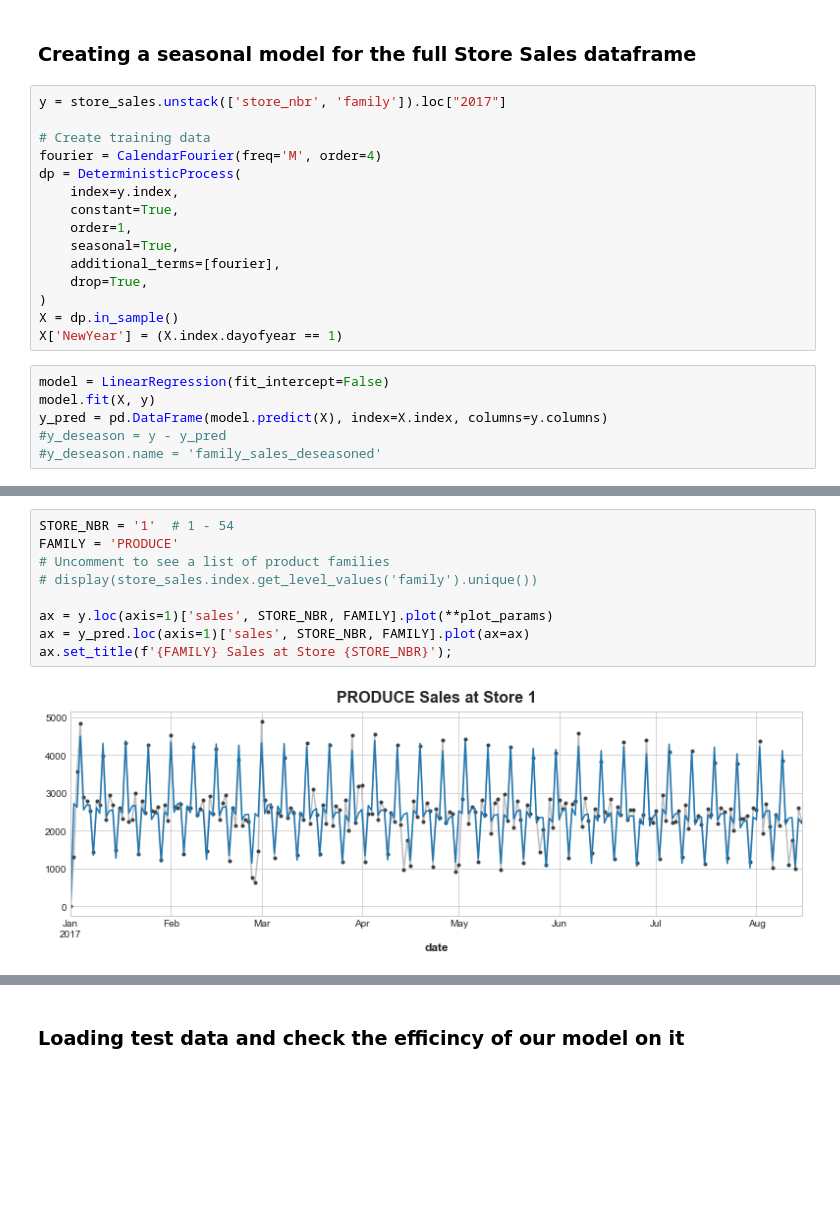
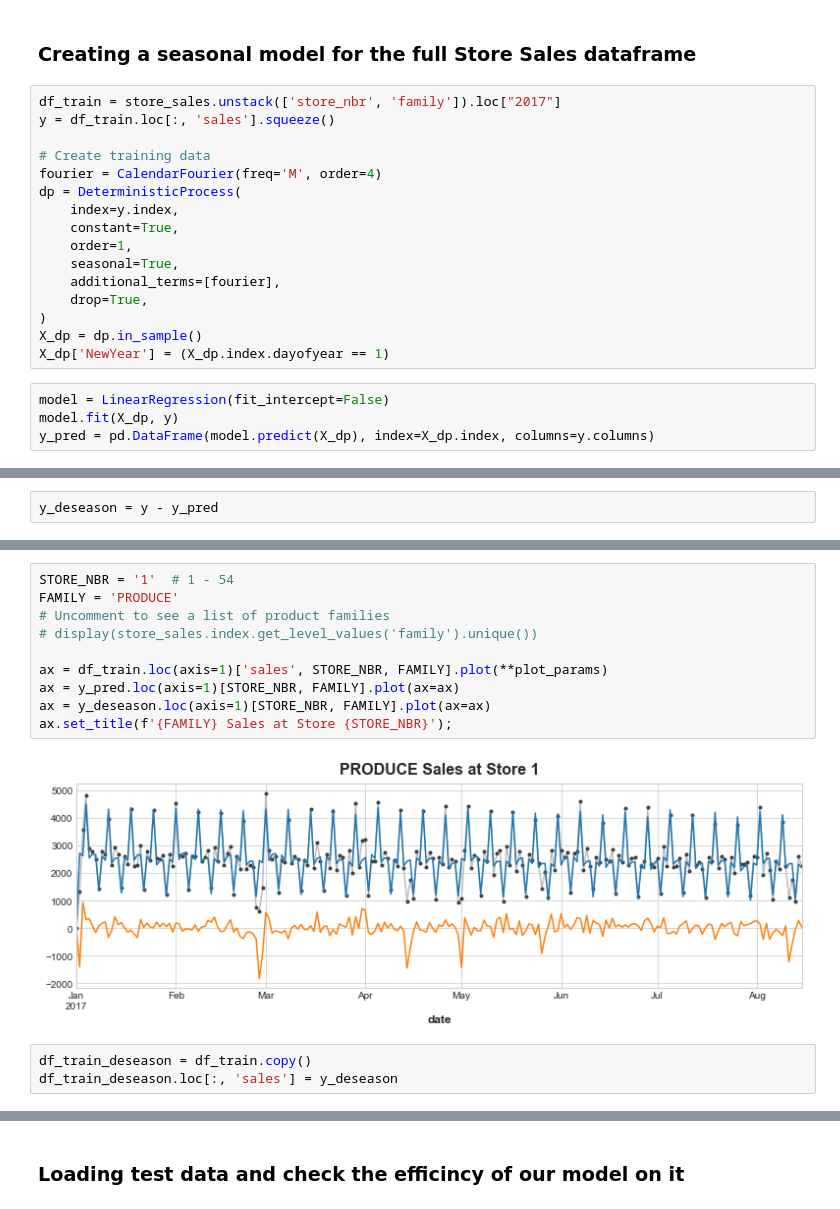
Before and after one commit to matib-g/Store-Sales_Forecasting, a Jupyter notebook: store_sales_model_notebook.ipynb, the cells around one changed output, grey strips where cells are left out. Saved outputs shown, nothing was run; the diff lists cells and outputs as text; blank space fills up the shorter version.

Commit message:
Added extra features to training dataframe

```diff
--- a/store_sales_model_notebook.ipynb
+++ b/store_sales_model_notebook.ipynb
@@ -143,7 +159,8 @@ store_sales['dcoilwtico'] = store_sales['dcoilwtico'].fillna(method='bfill')
 # %% [markdown]
 ### Creating a seasonal model for the full Store Sales dataframe
 # %%
-y = store_sales.unstack(['store_nbr', 'family']).loc["2017"]
+df_train = store_sales.unstack(['store_nbr', 'family']).loc["2017"]
+y = df_train.loc[:, 'sales'].squeeze()
 
 # Create training data
 fourier = CalendarFourier(freq='M', order=4)
@@ -155,11 +172,9 @@ dp = DeterministicProcess(
     additional_terms=[fourier],
     drop=True,
 )
-X = dp.in_sample()
-X['NewYear'] = (X.index.dayofyear == 1)
+X_dp = dp.in_sample()
+X_dp['NewYear'] = (X_dp.index.dayofyear == 1)
 # %%
 model = LinearRegression(fit_intercept=False)
-model.fit(X, y)
-y_pred = pd.DataFrame(model.predict(X), index=X.index, columns=y.columns)
-#y_deseason = y - y_pred
-#y_deseason.name = 'family_sales_deseasoned'
+model.fit(X_dp, y)
+y_pred = pd.DataFrame(model.predict(X_dp), index=X_dp.index, columns=y.columns)
@@ -165,0 +217,2 @@ y_pred = pd.DataFrame(model.predict(X), index=X.index, columns=y.columns)
+# %%
+y_deseason = y - y_pred
@@ -166,11 +237,15 @@ y_pred = pd.DataFrame(model.predict(X), index=X.index, columns=y.columns)
 # %%
 STORE_NBR = '1'  # 1 - 54
 FAMILY = 'PRODUCE'
 # Uncomment to see a list of product families
 # display(store_sales.index.get_level_values('family').unique())
 
-ax = y.loc(axis=1)['sales', STORE_NBR, FAMILY].plot(**plot_params)
-ax = y_pred.loc(axis=1)['sales', STORE_NBR, FAMILY].plot(ax=ax)
+ax = df_train.loc(axis=1)['sales', STORE_NBR, FAMILY].plot(**plot_params)
+ax = y_pred.loc(axis=1)[STORE_NBR, FAMILY].plot(ax=ax)
+ax = y_deseason.loc(axis=1)[STORE_NBR, FAMILY].plot(ax=ax)
 ax.set_title(f'{FAMILY} Sales at Store {STORE_NBR}');
 # %% [output]
-[figure, old version]
+[figure, new version]
+# %%
+df_train_deseason = df_train.copy()
+df_train_deseason.loc[:, 'sales'] = y_deseason
```
Also changed, not shown: parts of 13 cells of this notebook.
